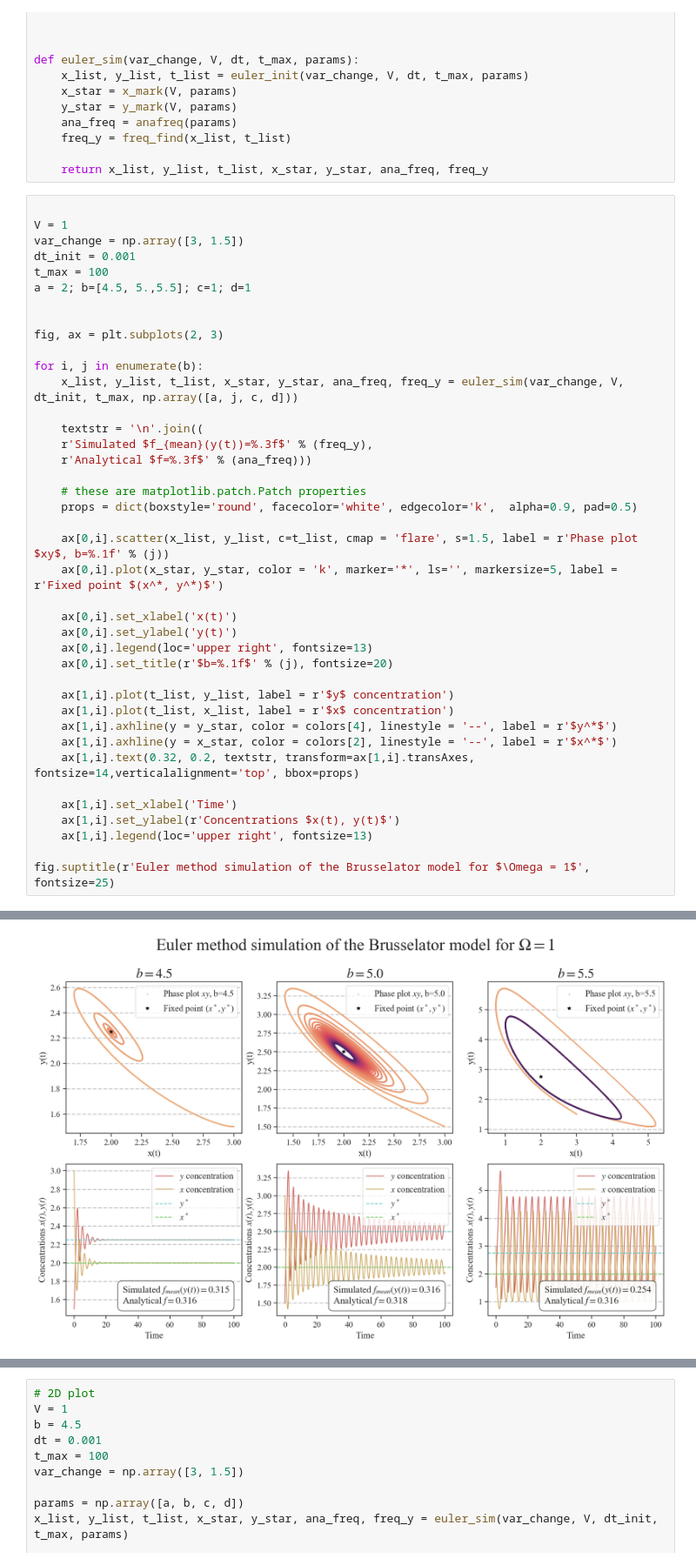
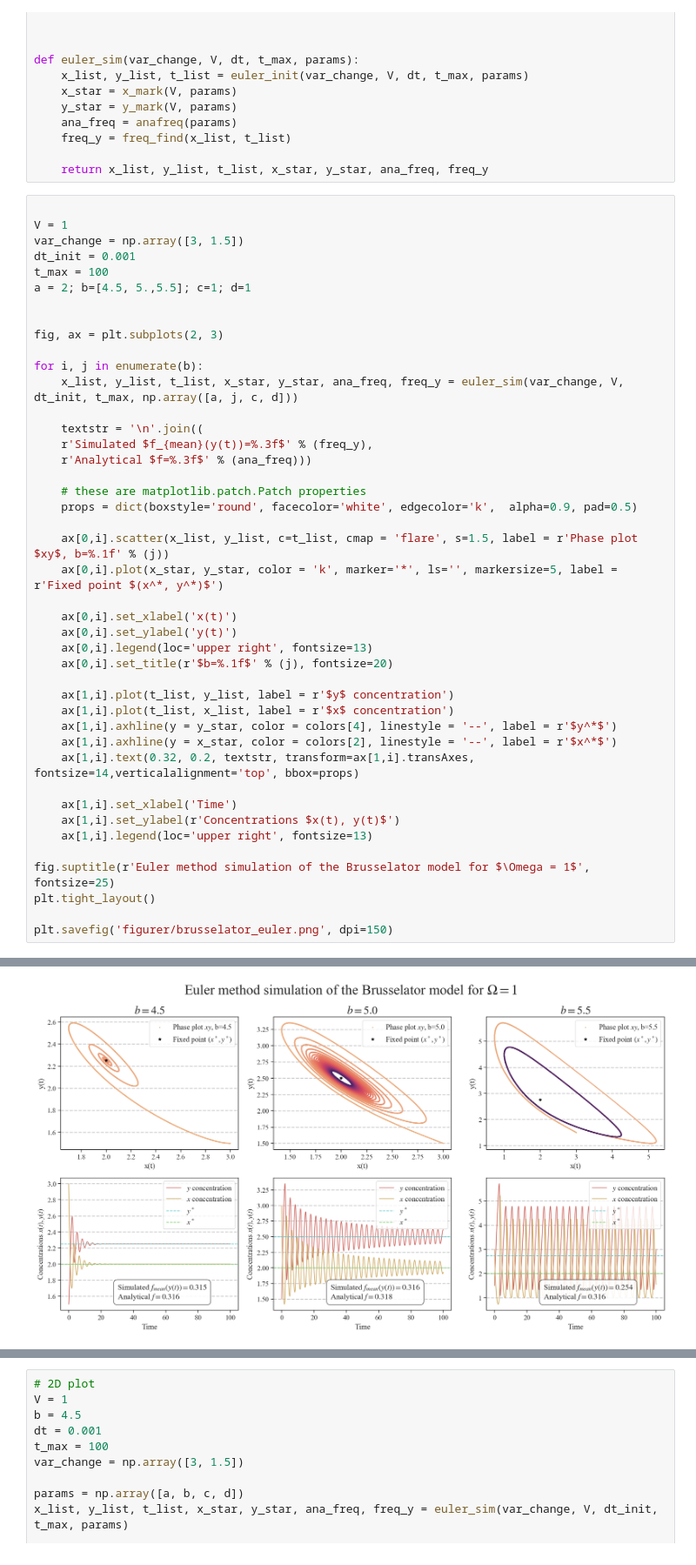
Before and after one commit to nielsdavidsen/PUK_2024, a Jupyter notebook: deterministic_system.ipynb, the cells around one changed output, grey strips where cells are left out. Shown at 87% size. Drawn from its saved outputs; the diff is of its cells as text.

Commit message:
mere arbejde på figurer

```diff
--- a/deterministic_system.ipynb
+++ b/deterministic_system.ipynb
@@ -201,4 +203,7 @@ for i, j in enumerate(b):
     ax[1,i].legend(loc='upper right', fontsize=13)
 
 fig.suptitle(r'Euler method simulation of the Brusselator model for $\Omega = 1$', fontsize=25)
+plt.tight_layout()
+
+plt.savefig('figurer/brusselator_euler.png', dpi=150)
 # %% [output]
@@ -206 +210 @@ Text(0.5, 0.98, 'Euler method simulation of the Brusselator model for $\\Omega =
-[figure, old version]
+[figure, new version]
```
Also changed, not shown: parts of 8 cells of this notebook, 12 other files.
